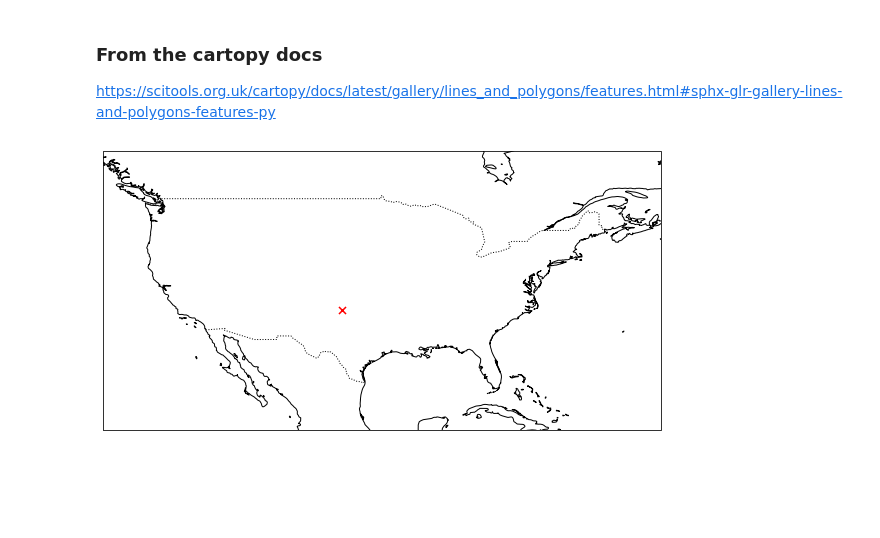
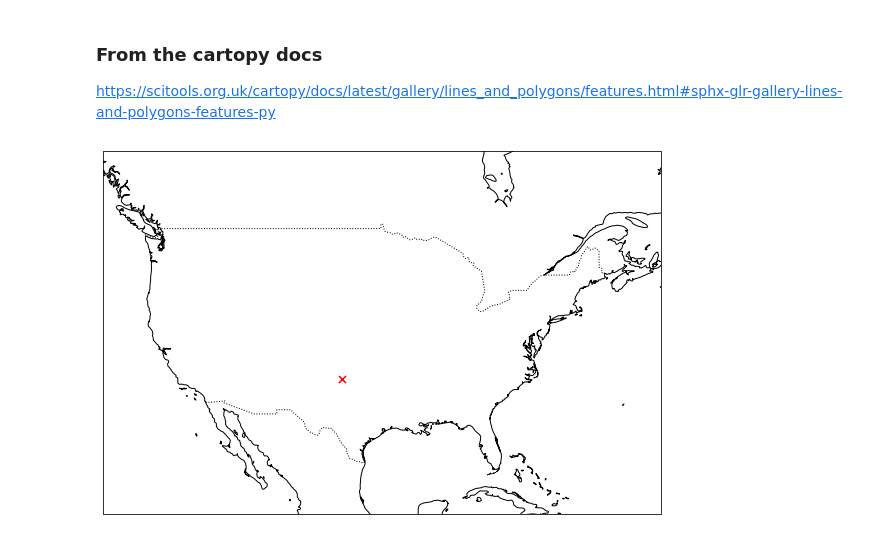
Before and after one commit to jesseturner/Wind-Gust-Predictions, a Jupyter notebook: Testing_Cartopy.ipynb, the cells around one changed output. Cells and saved outputs as stored; diff of their text form; code cells hidden in the pictures; blank space fills up the shorter version.

```diff
--- a/Testing_Cartopy.ipynb
+++ b/Testing_Cartopy.ipynb
@@ -9,14 +9,14 @@ from cartopy import feature as cfeature
 https://scitools.org.uk/cartopy/docs/latest/gallery/lines_and_polygons/features.html#sphx-glr-gallery-lines-and-polygons-features-py
 # %%
 fig = plt.figure(figsize=(10, 10), facecolor='w')
-ax = fig.add_subplot(1, 1, 1, projection=ccrs.PlateCarree())
+ax = fig.add_subplot(1, 1, 1, projection=ccrs.Mercator())
 ax.set_extent([-130, -60, 20, 55], crs=ccrs.PlateCarree())
 
 ax.add_feature(cfeature.COASTLINE)
 ax.add_feature(cfeature.BORDERS, linestyle=':')
 
-plt.scatter(-100, 35, c='Red', s=50, marker='x')
+plt.scatter(-100, 35, c='Red', s=50, marker='x', transform=ccrs.PlateCarree())
 
 plt.show()
 # %% [output]
-[figure, old version]
+[figure, new version]
```
Also changed, not shown: 1 other file.
